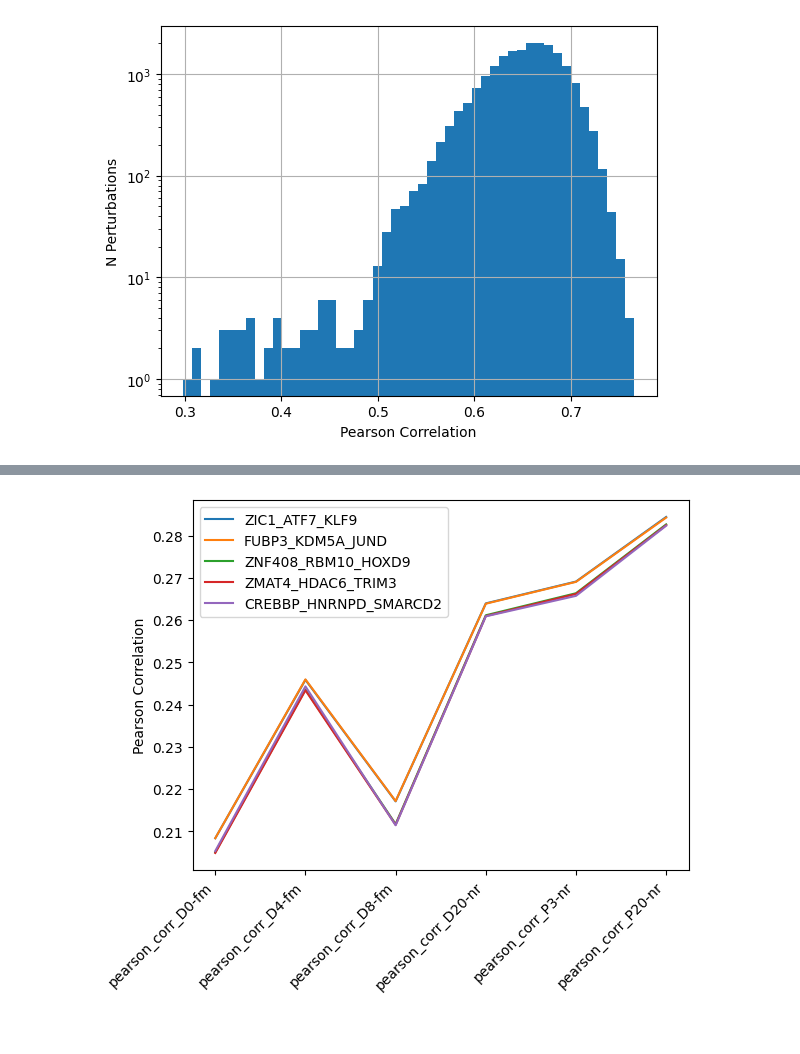
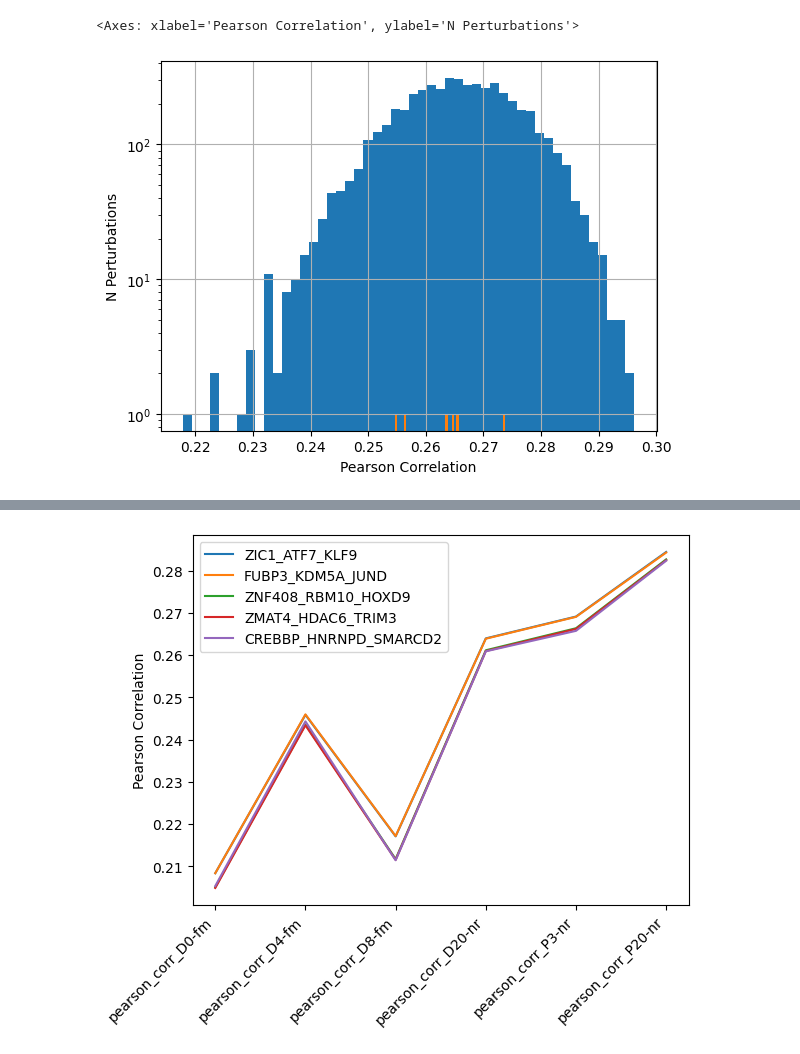
Before and after one commit to a93sokol/scGPT_reproduce, a Jupyter notebook: tutorials/explore_pert_search.ipynb, the cells around one changed output, grey strips where cells are left out. Saved outputs shown, nothing was run; the diff lists cells and outputs as text; code cells hidden in the pictures.

Commit message:
implemented Sample Perturbations

```diff
--- a/tutorials/explore_pert_search.ipynb
+++ b/tutorials/explore_pert_search.ipynb
@@ -3,8 +3,8 @@ import pandas as pd
 import numpy as np
 import matplotlib.pyplot as plt
 # %%
-df_oksm = pd.read_csv('./ipsc_perturbation_search_v2_oksm_top1k_hvgs_3epochModel.csv', index_col = 0)
-df = pd.read_csv('./ipsc_perturbation_search_v2_top1k_hvgs_3epochModel.csv', index_col = 0)
+df_oksm = pd.read_csv('./ipsc_perturbation_search_v2_oksm_top4k_hvgs_ReplogleFtuneModel2Epoch.csv', index_col = 0)
+df = pd.read_csv('./ipsc_perturbation_search_v2_top4k_hvgs_ReplogleFtuneModel2Epoch.csv', index_col = 0)
 # %%
 oksm_mask = ['SOX2' in i or'KLF4' in i or 'MYC' in i or 'POU5F1'in i for i in df.index.tolist()]
 np.sum(oksm_mask)
@@ -44,12 +53,13 @@ df.sort_values(by=f'{sim_type}_{repr_point}')
 # %%
 sim_type = 'pearson_corr'
-repr_point = 'D0-fm'
+repr_point = 'D8-fm'
 df.loc[:, f'{sim_type}_{repr_point}'].hist(bins = 50,log=True)
 plt.xlabel('Pearson Correlation')
 plt.ylabel('N Perturbations')
-plt.savefig('./d0_pert_corr.pdf',bbox_inches='tight')
-#df_oksm.loc[:, f'{sim_type}_{repr_point}'].hist(bins = 50)
+#plt.savefig('./d0_pert_corr.pdf',bbox_inches='tight')
+df_oksm.loc[:, f'{sim_type}_{repr_point}'].hist(bins = 50)
 #df.loc[oksm_mask, f'{sim_type}_{repr_point}']#.hist(bins = 50, density=False)
 # %% [output]
+<Axes: xlabel='Pearson Correlation', ylabel='N Perturbations'>
-[figure, old version]
+[figure, new version]
 # %%
```
Also changed, not shown: parts of 8 cells of this notebook, 5 other files.
